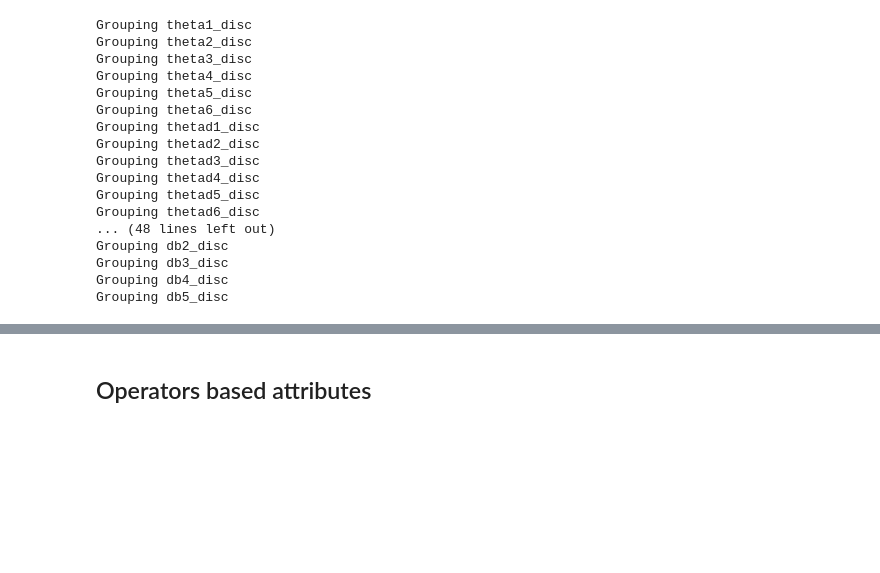
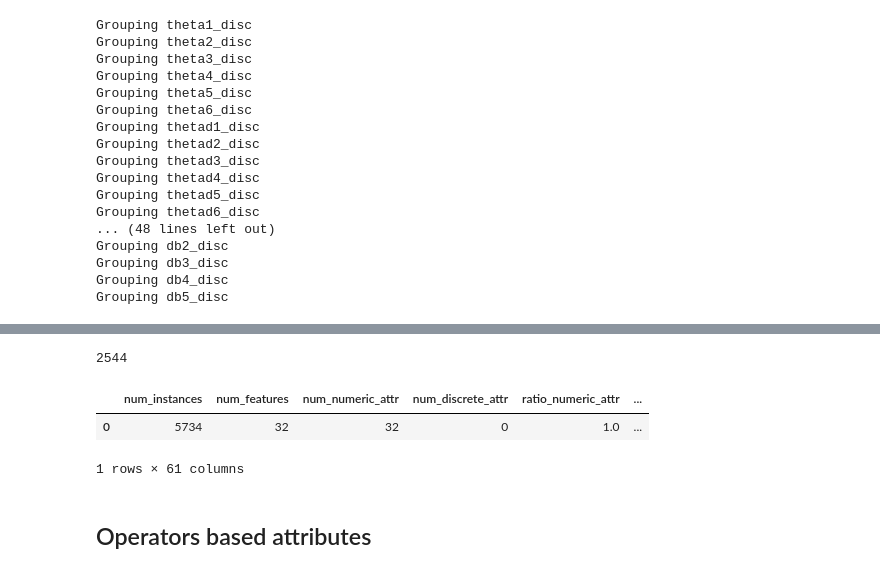
Before and after one commit to FernandoFavoretti/master_AutoML, a Jupyter notebook: articles/ExplorKit-puma32.ipynb, the cells around one changed output, grey strips where cells are left out. Cells and saved outputs as stored; diff of their text form; code cells hidden in the pictures; blank space fills up the shorter version.

```diff
--- a/articles/ExplorKit-puma32.ipynb
+++ b/articles/ExplorKit-puma32.ipynb
@@ -263,0 +286,10 @@ X_train, X_test = numpy_discretize(X_train.copy(), X_test.copy(), gran=10)
+# %%
+tt = _entropy_based_measures(X_train, y_train)
+# %% [output]
+2544
+# %%
+p
+# %% [output]
+|  | num_instances | num_features | num_numeric_attr | num_discrete_attr | ratio_numeric_attr | ... |
+| 0 | 5734 | 32 | 32 | 0 | 1.0 | ... |
+1 rows × 61 columns
```
Also changed, not shown: parts of 26 cells of this notebook, 9 other files.
